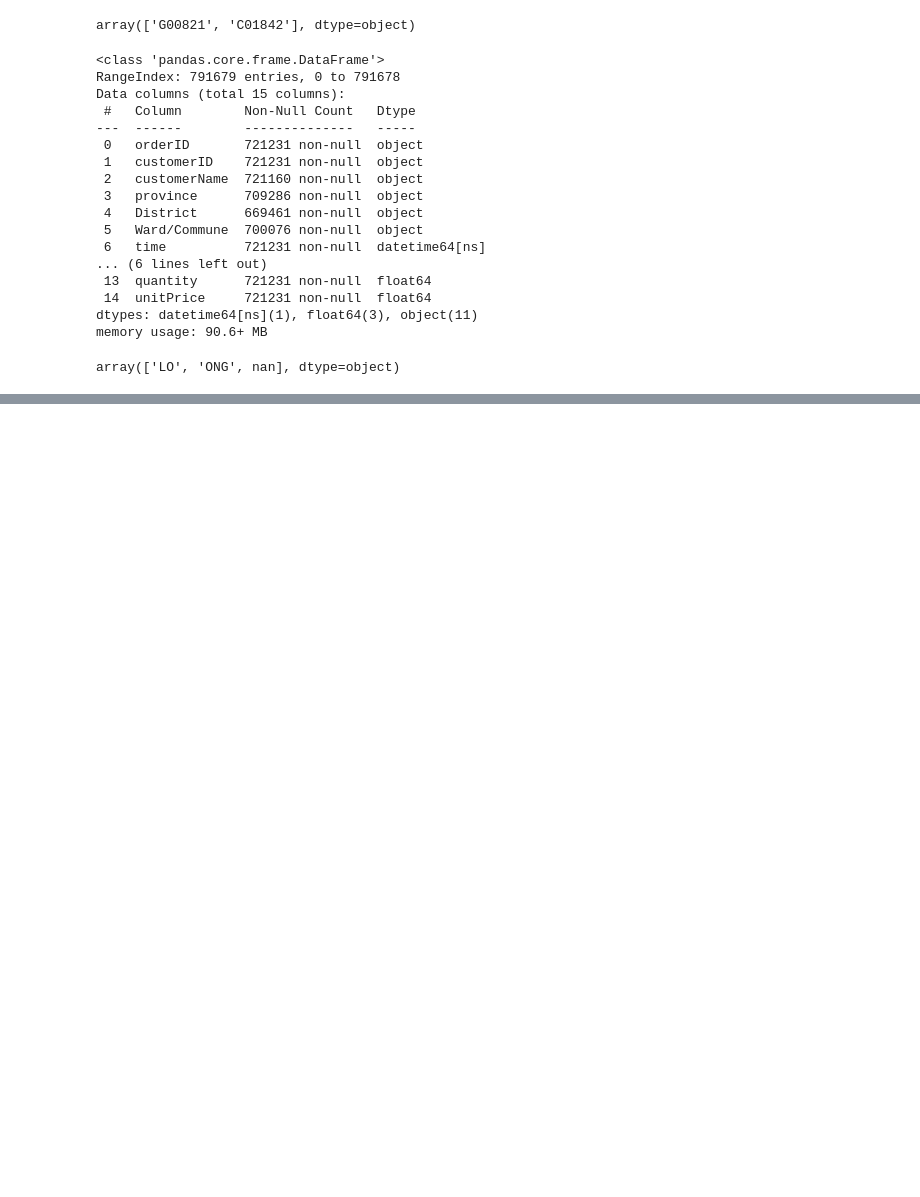
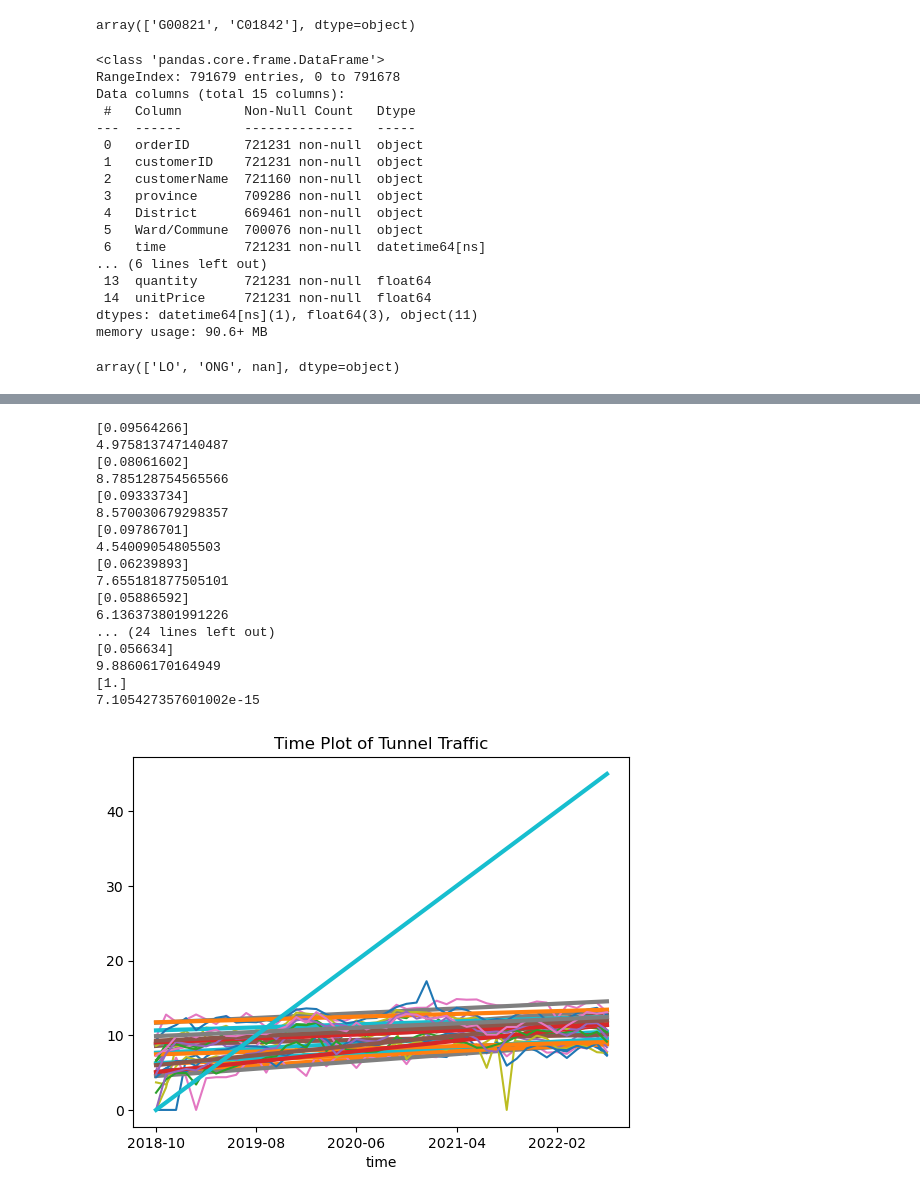
Before and after one commit to luong2391/drug-predicting-demand, a Jupyter notebook: Luong_preprocessing.ipynb, the cells around one changed output, grey strips where cells are left out. Cells and saved outputs as stored; diff of their text form; code cells hidden in the pictures; blank space fills up the shorter version.

```diff
--- a/Luong_preprocessing.ipynb
+++ b/Luong_preprocessing.ipynb
@@ -519,0 +567,3 @@ array(['LO', 'ONG', nan], dtype=object)
+# %%
+time = np.arange(len(data2_std.index))  # time dummy
+data2_std['time'] = time
@@ -519,0 +590,41 @@ array(['LO', 'ONG', nan], dtype=object)
+# %%
+
+from sklearn.metrics import mean_squared_error
+from math import sqrt
+
+rms = sqrt(mean_squared_error(y_actual, y_predicted))
+
+def model_linear(x, y):
+    model = LinearRegression()
+    model.fit(x, y)
+    y_pred = pd.Series(model.predict(x), index=x.index)
+    print(model.coef_)              #hệ số của các biến độc lập
+    print(model.intercept_)
+    rms = sqrt(mean_squared_error(y, y_pred))
+    ax = y.plot()
+    ax = y_pred.plot(ax=ax, linewidth=3)
+    ax.set_title('Time Plot of Tunnel Traffic')
+# %%
+for cols in data2_std.columns:
+        X = data2_std.loc[:, ['time']]  # features
+        y = data2_std.loc[:, cols]  # target
+        model_linear(X,y)
+# %% [output]
+[0.09564266]
+4.975813747140487
+[0.08061602]
+8.785128754565566
+[0.09333734]
+8.570030679298357
+[0.09786701]
+4.54009054805503
+[0.06239893]
+7.655181877505101
+[0.05886592]
+6.136373801991226
+... (24 lines left out)
+[0.056634]
+9.88606170164949
+[1.]
+7.105427357601002e-15
+[figure, added]
```
Also changed, not shown: parts of 14 cells of this notebook.
